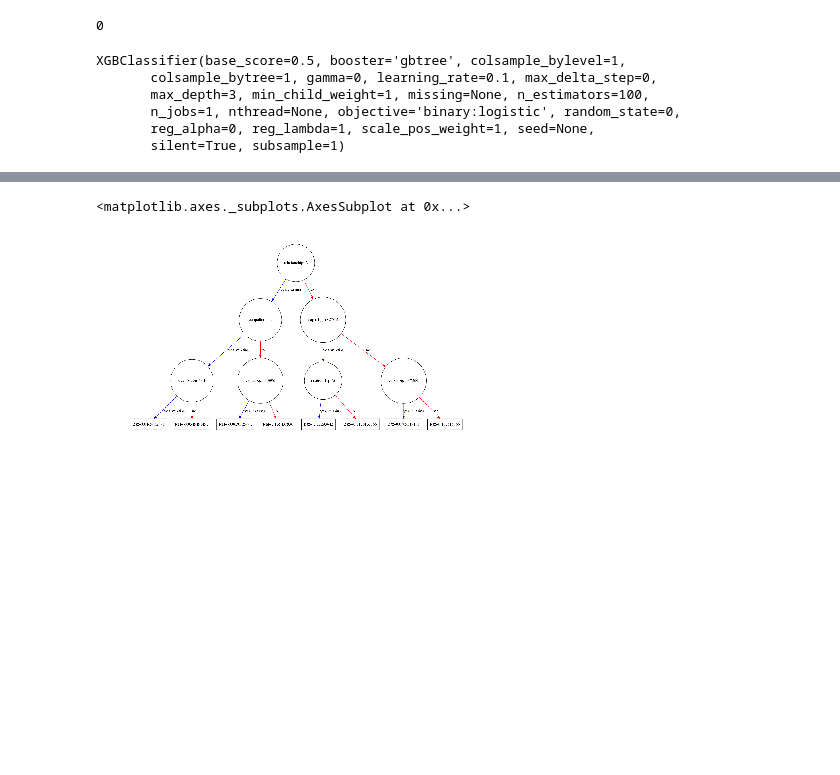
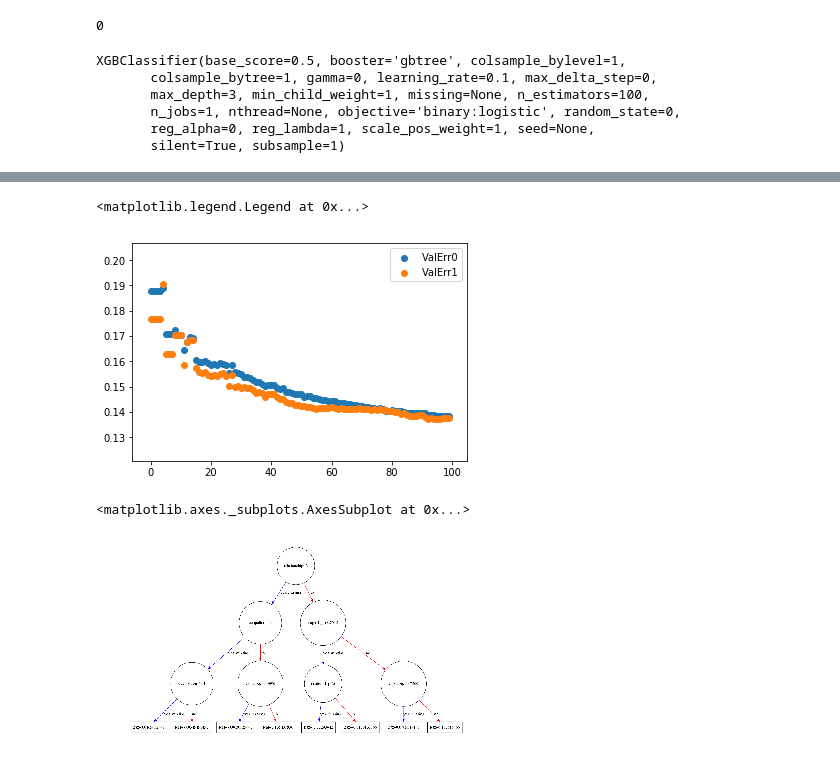
Before and after one commit to praveentn/hgwxx7, a Jupyter notebook: projects/classify/ml_python_xgbclassifier_income_category_1.ipynb, the cells around one changed output, grey strips where cells are left out. Saved outputs shown, nothing was run; the diff lists cells and outputs as text; code cells hidden in the pictures; blank space fills up the shorter version.

```diff
--- a/projects/classify/ml_python_xgbclassifier_income_category_1.ipynb
+++ b/projects/classify/ml_python_xgbclassifier_income_category_1.ipynb
@@ -360,3 +423,11 @@ XGBClassifier(base_score=0.5, booster='gbtree', colsample_bylevel=1,
+# %%
+plt.scatter(df['Time'], df['ValErr0'] )
+plt.scatter(df['Time'], df['ValErr1'] )
+
+plt.legend()
+# %% [output]
+<matplotlib.legend.Legend at 0x...>
+[figure, added]
 # %%
 plot_tree(model, num_trees=5, rankdir='UT')
 # %% [output]
```
Also changed, not shown: parts of 6 cells of this notebook.
